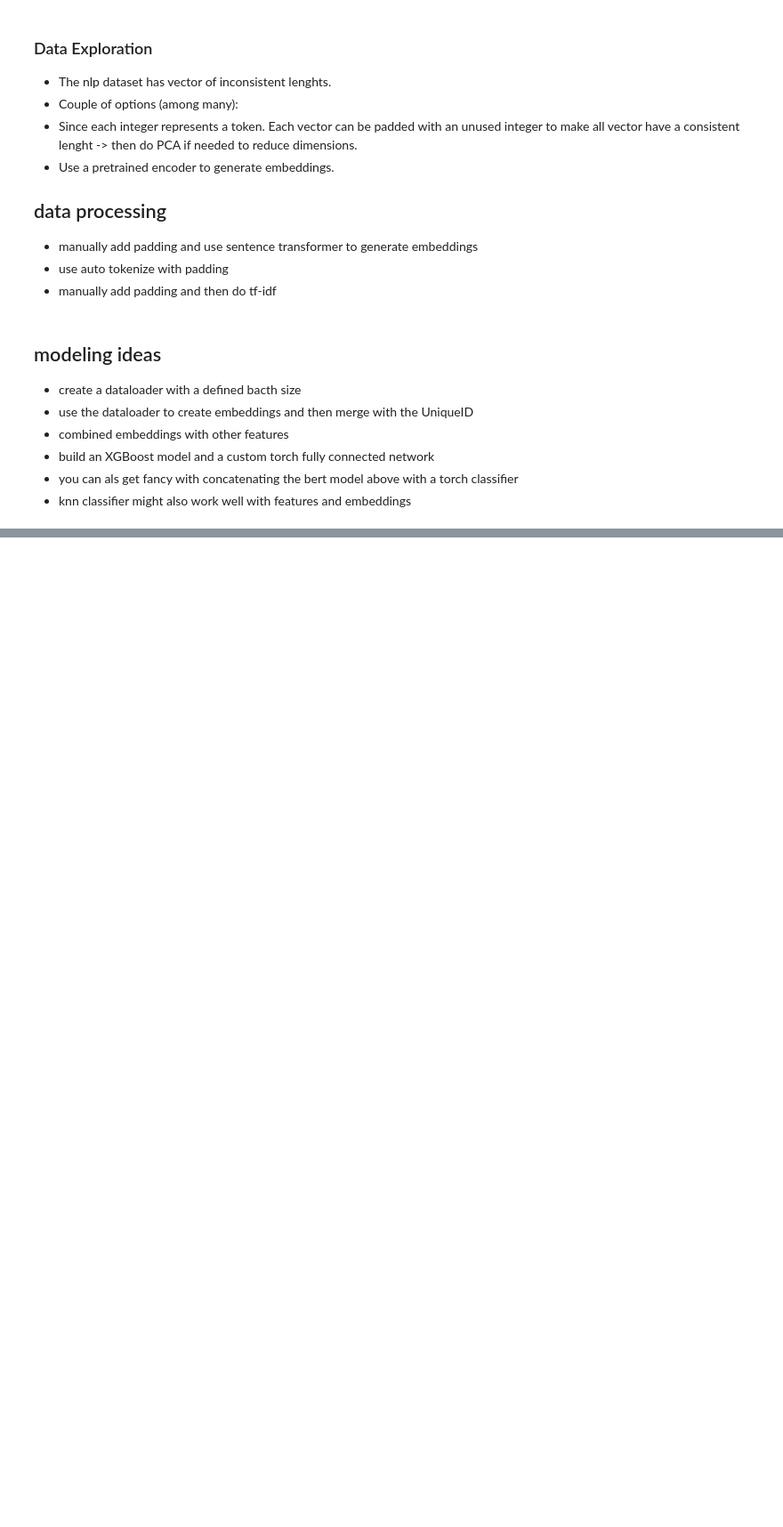
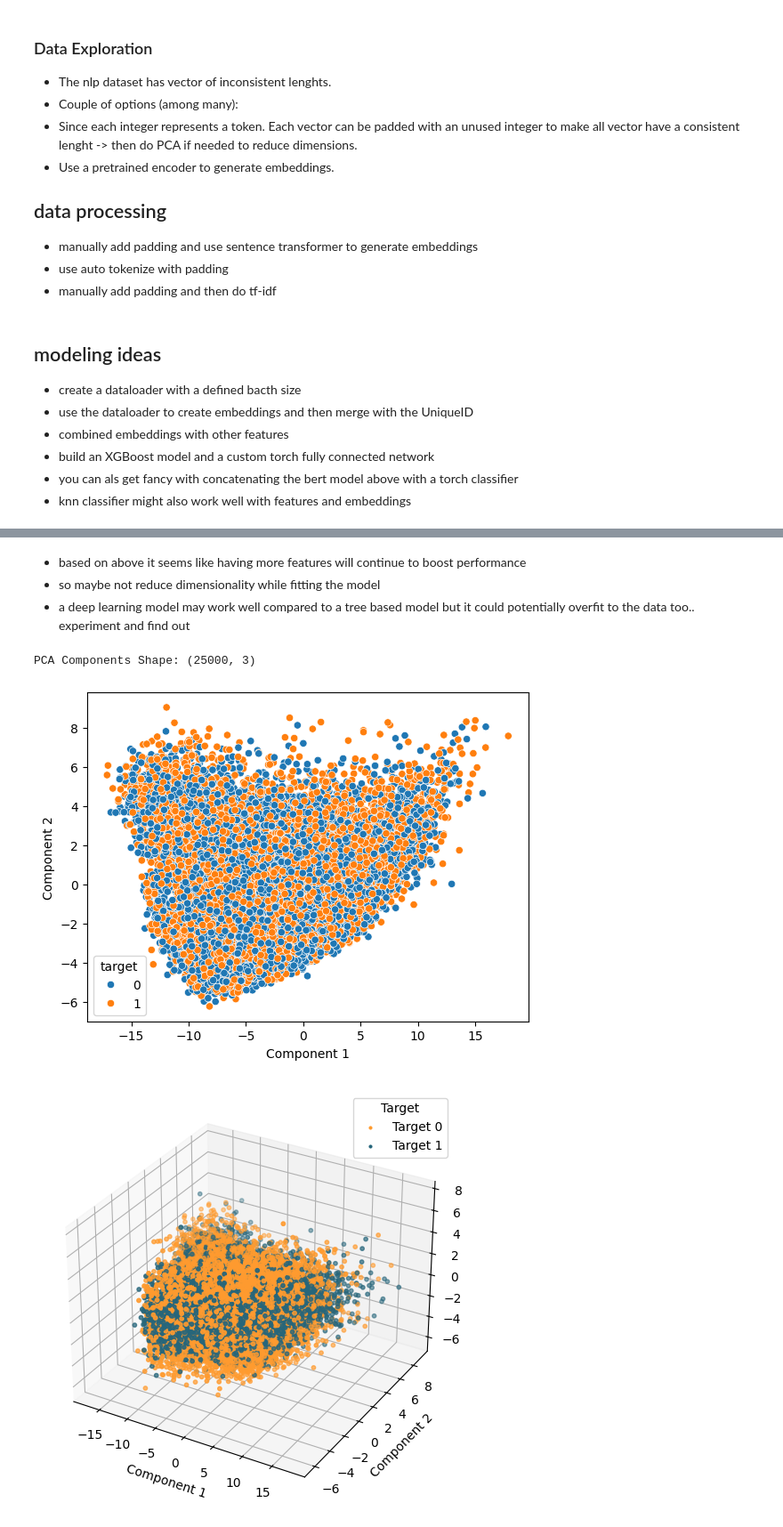
Before and after one commit to amuraddd/milliman, a Jupyter notebook: notebooks/milliman.ipynb, the cells around one changed output, grey strips where cells are left out. Shown: that part at 89% size. Cells and saved outputs as stored; diff of their text form; code cells hidden in the pictures; blank space fills up the shorter version.

```diff
--- a/notebooks/milliman.ipynb
+++ b/notebooks/milliman.ipynb
@@ -51,4 +64,8 @@ embeddings_file_path = data_path/data_type/embeddings_file
 embeddings_df = pd.read_csv(embeddings_file_path).drop(columns=['Unnamed: 0'])
 data_df = get_data_df(data_type='train')
 data_df = data_df.merge(embeddings_df, on='UniqueID', how='inner')
-data_df.set_index('UniqueID').drop(columns=['nlp_feature_vector'])
+data_df.set_index('UniqueID', inplace=True)
+data_df.drop(columns=['nlp_feature_vector'], inplace=True)
+
+x = data_df[data_df.columns[~data_df.columns.isin(['Target'])]]
+y = data_df['Target']
@@ -84,0 +77,20 @@ data_df.set_index('UniqueID').drop(columns=['nlp_feature_vector'])
+# %% [markdown]
+- based on above it seems like having more features will continue to boost performance
+- so maybe not reduce dimensionality while fitting the model
+- a deep learning model may work well compared to a tree based model but it could potentially overfit to the data too.. experiment and find out
+# %%
+mod, z, z0 = get_pca_components(data=x, num_components=3)
+# %% [output]
+PCA Components Shape: (25000, 3)
+# %%
+generate_2d_pca_distribution_plot(
+    components=z0,
+    target=y
+)
+generate_3d_pca_distribution_plot(
+    components=z0,
+    target=y
+)
+# %% [output]
+[figure, added]
+[figure, added]
```
Also changed, not shown: parts of 6 cells of this notebook, 13 other files.
